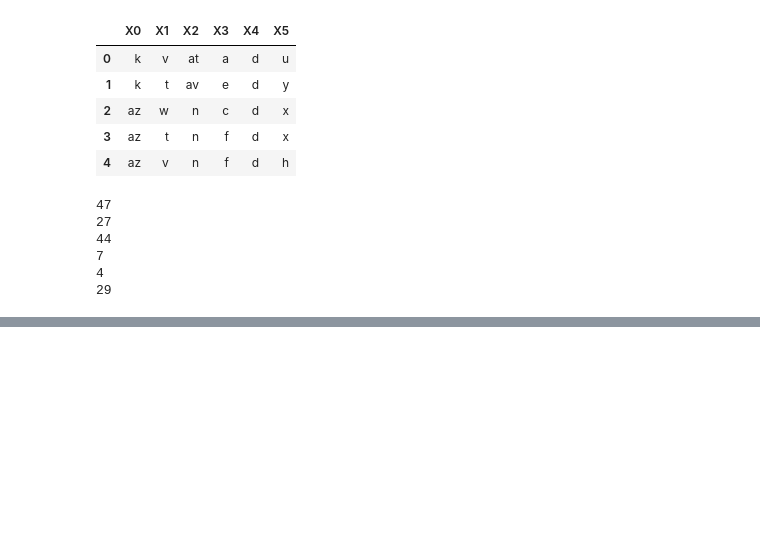
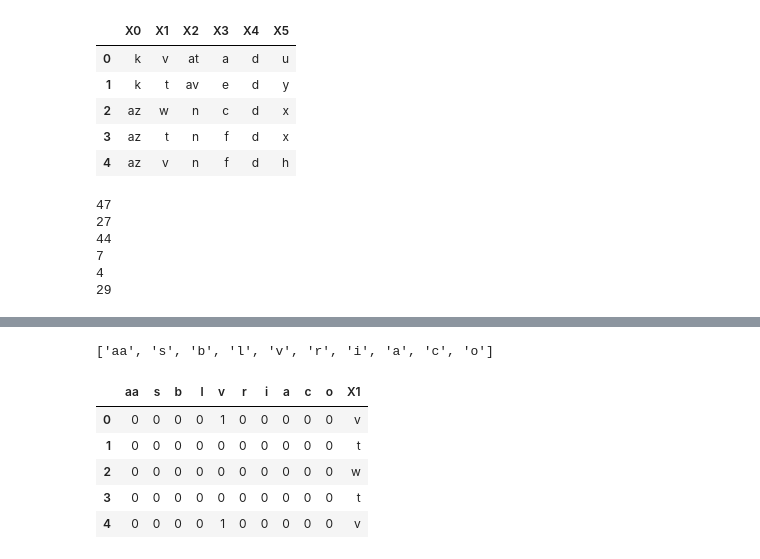
Before and after one commit to Omsai-2000/Exploratory-Data-Analysis, a Jupyter notebook: Handling_missing_values_using_Titanic_dataset.ipynb, the cells around one changed output, grey strips where cells are left out. Cells and saved outputs as stored; diff of their text form; code cells hidden in the pictures; blank space fills up the shorter version.

```diff
--- a/Handling_missing_values_using_Titanic_dataset.ipynb
+++ b/Handling_missing_values_using_Titanic_dataset.ipynb
@@ -726,0 +741,21 @@ for i in df.columns:
+# %%
+lst_10=df.X1.value_counts().sort_values(ascending=False).head(10).index
+lst_10=list(lst_10)
+# %%
+lst_10
+# %% [output]
+['aa', 's', 'b', 'l', 'v', 'r', 'i', 'a', 'c', 'o']
+# %%
+for categories in lst_10:
+  df[categories]=np.where(df['X1']==categories,1,0)
+# %%
+lst_10.append('X1')
+# %%
+df[lst_10].head()
+# %% [output]
+|  | aa | s | b | l | v | r | i | a | c | o | X1 |
+| 0 | 0 | 0 | 0 | 0 | 1 | 0 | 0 | 0 | 0 | 0 | v |
+| 1 | 0 | 0 | 0 | 0 | 0 | 0 | 0 | 0 | 0 | 0 | t |
+| 2 | 0 | 0 | 0 | 0 | 0 | 0 | 0 | 0 | 0 | 0 | w |
+| 3 | 0 | 0 | 0 | 0 | 0 | 0 | 0 | 0 | 0 | 0 | t |
+| 4 | 0 | 0 | 0 | 0 | 1 | 0 | 0 | 0 | 0 | 0 | v |
```
Also changed, not shown: parts of 1 cell of this notebook.
